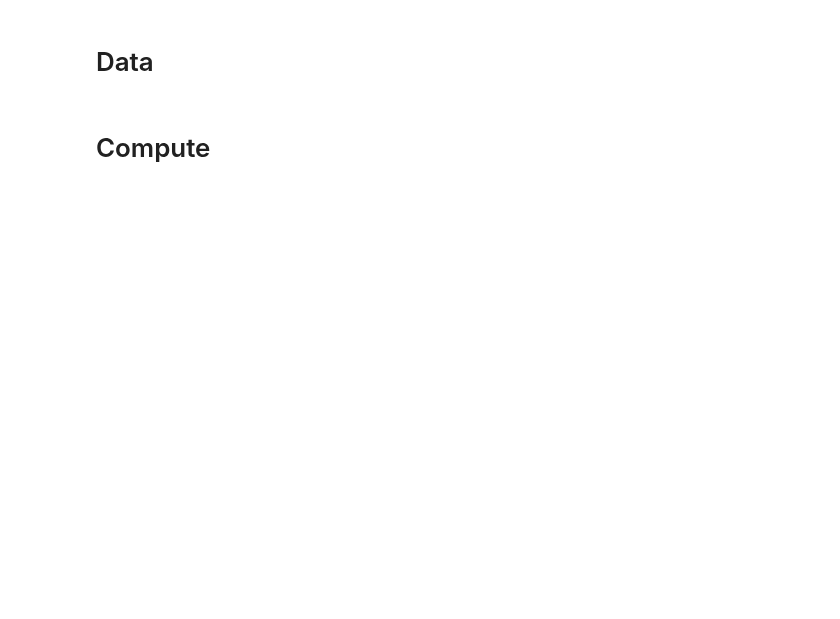
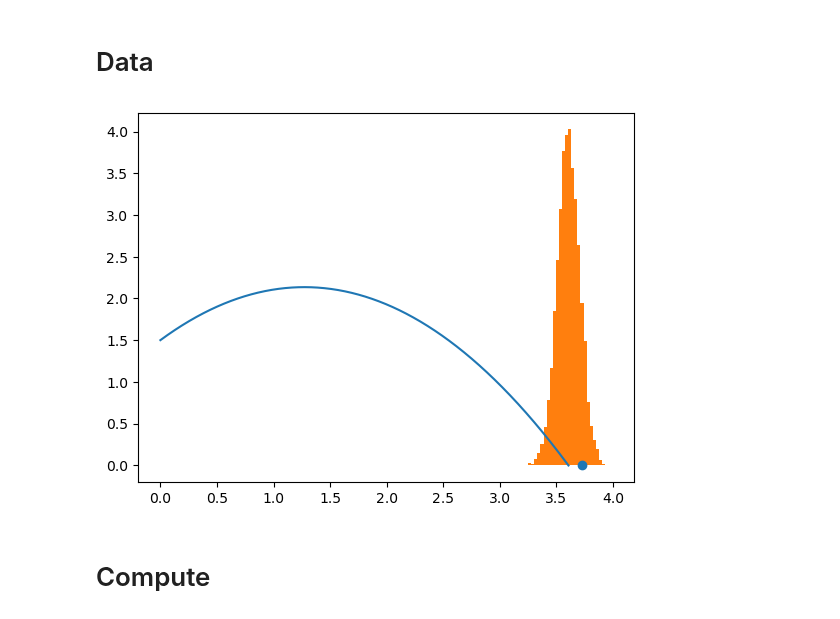
Before and after one commit to glouppe/dats0001-foundations-of-data-science, a Jupyter notebook: nb01-box-loop.ipynb, the cells around one changed output. Saved outputs shown, nothing was run; the diff lists cells and outputs as text; code cells hidden in the pictures; blank space fills up the shorter version.

```diff
--- a/nb01-box-loop.ipynb
+++ b/nb01-box-loop.ipynb
@@ -19,2 +89,13 @@ In this course, we will approach data science problems using the scientific meth
+# %%
+trajectory = simulate(v_true, alpha_true)
+plt.plot(trajectory[:, 0], trajectory[:, 1])
+
+lk = likelihood(v_true, alpha_true)
+xs = lk.rvs(10000)
+plt.hist(xs, density=True, bins=30)
+plt.scatter([x_obs], [0.])
+plt.show()
+# %% [output]
+[figure, added]
 # %% [markdown]
 # Compute
```
Also changed, not shown: parts of 23 cells of this notebook.
